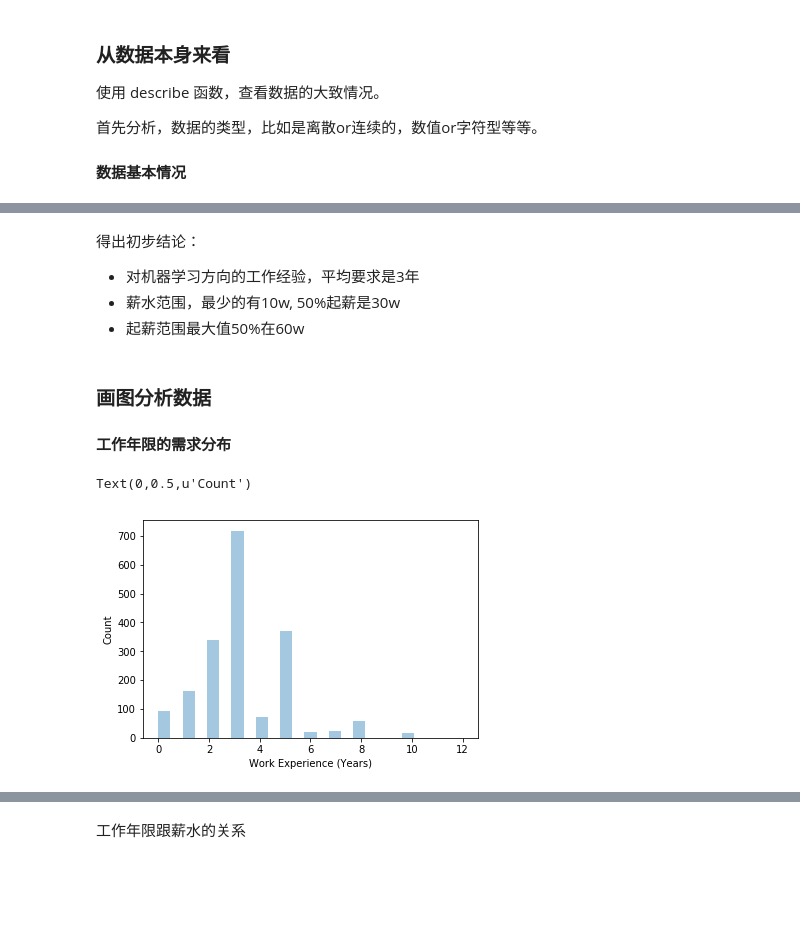
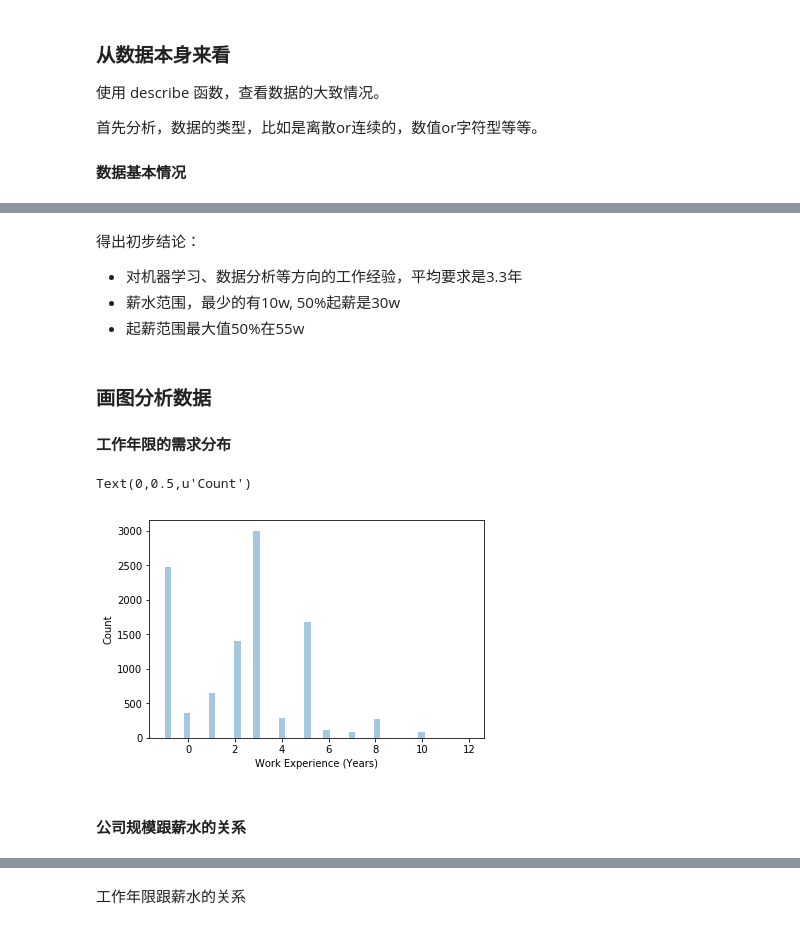
Before and after one commit to lxyangfan/job_analyser, a Jupyter notebook: analysis.ipynb, the cells around one changed output, grey strips where cells are left out. Cells and saved outputs as stored; diff of their text form; code cells hidden in the pictures; blank space fills up the shorter version.

````diff
--- a/analysis.ipynb
+++ b/analysis.ipynb
@@ -24,0 +25,2 @@ jobs = pd.read_csv(file_name); jobs.head(1)
+# %%
+jobs  = pd.concat(data_list);jobs.head(5)
@@ -32,7 +41,7 @@ jobs = pd.read_csv(file_name); jobs.head(1)
 
 ```
 # %%
-n_jobs = jobs[['job_id', 'job_title','comp_name','comp_size','salary_min','salary_max','experience','education','job_desp']]
+n_jobs = jobs[['job_id', 'job_title','comp_name','comp_size','address','salary_min','salary_max','experience','education','job_desp']]
 # %% [markdown]
 接下来：
 - 将`experience`需要的工作年限变为数值型
@@ -50,7 +59,7 @@ def changeExp(x):
     elif x == '经验不限':
         return 0
     else:
-        x = Null
+        x = -1
 
 n_jobs['experience'] = n_jobs['experience'].apply(changeExp);
 n_jobs = n_jobs.set_index('job_id')
@@ -136,17 +138,21 @@ n_jobs.describe()
 | max | 400.000000 | 460.000000 | 12.000000 | 430.000000 |
 # %% [markdown]
 得出初步结论：
-- 对机器学习方向的工作经验，平均要求是3年
+- 对机器学习、数据分析等方向的工作经验，平均要求是3.3年
 - 薪水范围，最少的有10w, 50%起薪是30w
-- 起薪范围最大值50%在60w
+- 起薪范围最大值50%在55w
 # %% [markdown]
 ### 画图分析数据
 
 #### 工作年限的需求分布
+# %%
+n_job_years = n_jobs['experience'].apply(lambda x: int(x) if not math.isnan(x) else -1)
 # %%
-ax = sns.distplot(n_jobs['experience'], norm_hist=False, kde=False)
+ax = sns.distplot(n_job_years, norm_hist=False, kde=False)
 ax.set_xlabel('Work Experience (Years)')
 ax.set_ylabel(u'Count')
 # %% [output]
 Text(0,0.5,u'Count')
-[figure, old version]
+[figure, new version]
+# %% [markdown]
+#### 公司规模跟薪水的关系
````
Also changed, not shown: parts of 15 cells of this notebook.
